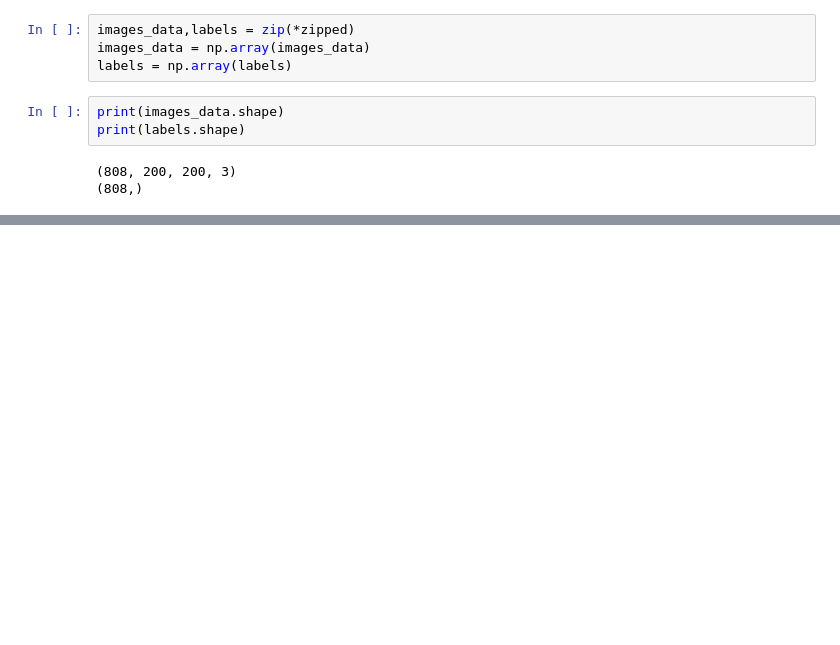
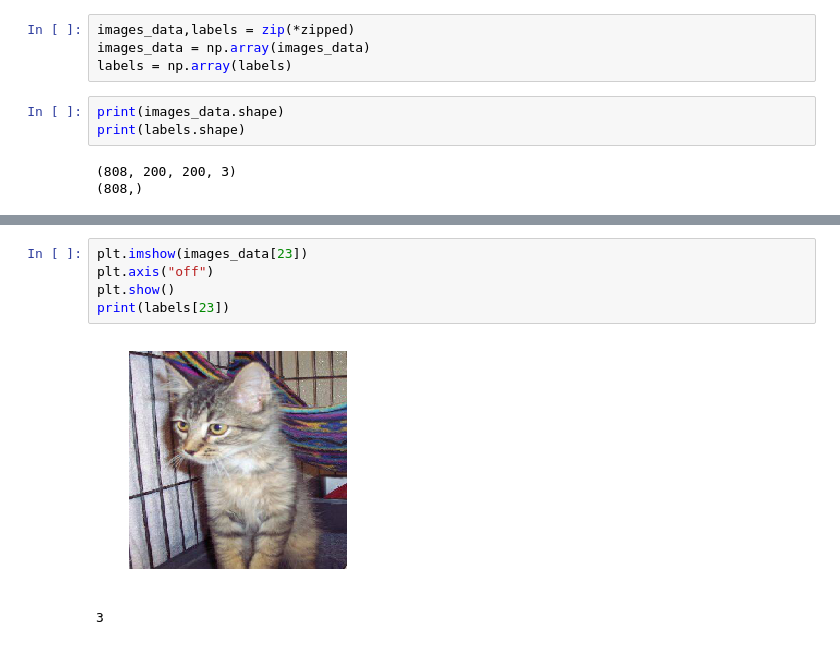
Before and after one commit to yatin9988/IMAGE-CLASSIFICATION-SVM, a Jupyter notebook: Image Classification.ipynb, the cells around one changed output, grey strips where cells are left out. Saved outputs shown, nothing was run; the diff lists cells and outputs as text; blank space fills up the shorter version.

```diff
--- a/Image Classification.ipynb
+++ b/Image Classification.ipynb
@@ -53,0 +62,8 @@ print(labels.shape)
+# %%
+plt.imshow(images_data[23])
+plt.axis("off")
+plt.show()
+print(labels[23])
+# %% [output]
+[figure, added]
+3
```
Also changed, not shown: parts of 1 cell of this notebook.
